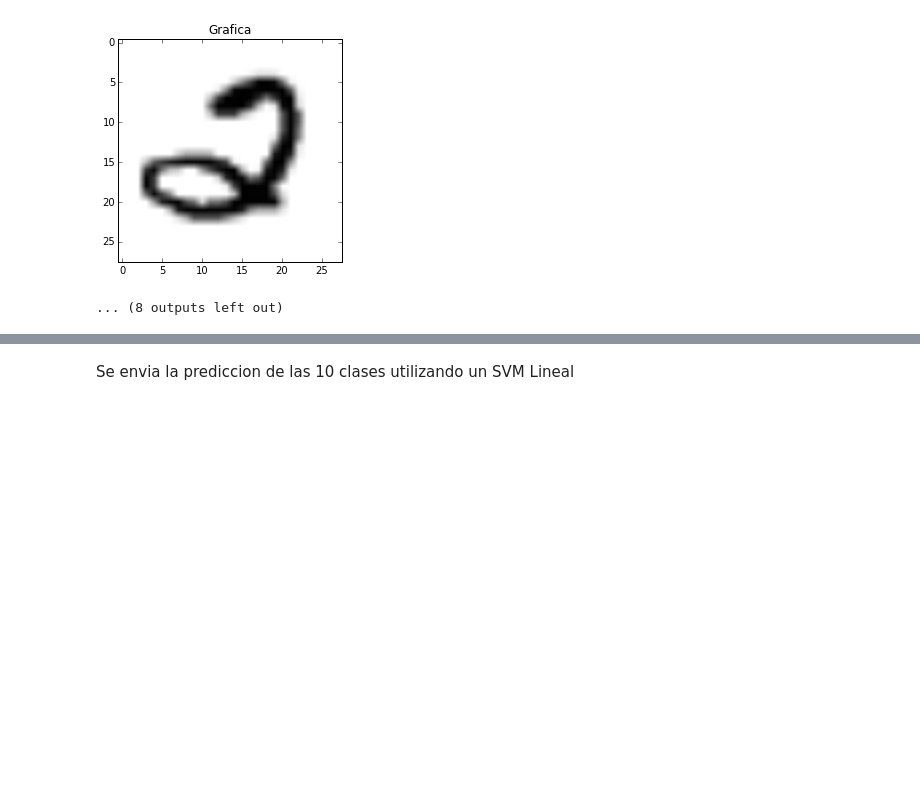
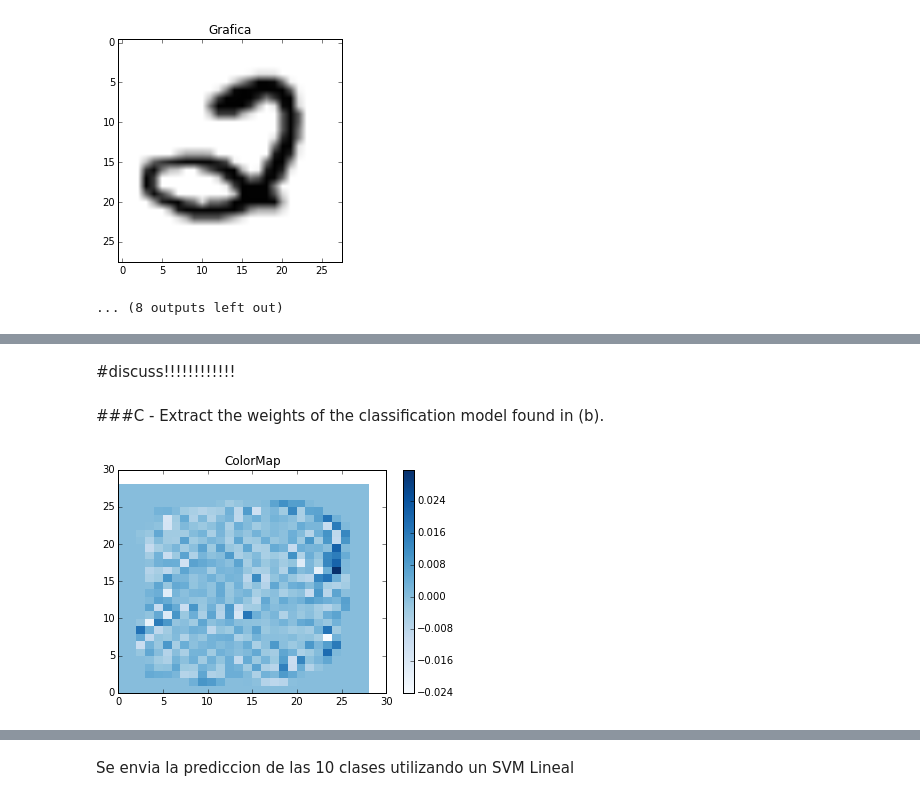
Before and after one commit to lin99/MachineLearning, a Jupyter notebook: Taller 3/ml-assign3-jfbaquerov-lfrosalesc.ipynb, the cells around one changed output, grey strips where cells are left out. Drawn from its saved outputs; the diff is of its cells as text; code cells hidden in the pictures; blank space fills up the shorter version.

```diff
--- a/Taller 3/ml-assign3-jfbaquerov-lfrosalesc.ipynb
+++ b/Taller 3/ml-assign3-jfbaquerov-lfrosalesc.ipynb
@@ -575,0 +590,5 @@ Missmatch 3  Correct 2
+# %%
+#Se eligen 2 clases y almancenan los datos en "nuevoConjunto"
+nuevoConjunto = claseImagenL[5]+claseImagenL[3]
+trainP3, testP3 = skl.cross_validation.train_test_split(nuevoConjunto, test_size=0.4)
+print "Tamano Train {0}, Tamano Test {1}".format( len(trainP3), len(testP3) )
@@ -575,0 +692,5 @@ Missmatch 3  Correct 2
+# %%
+best = np.argmin( sumError )
+display( Math(r'El mejor:'+str(best)) )
+display( Math(r'C: 2\^'+str(best-5) ) )
+display( Math(r'C:'+str(cs[best]) ) )
@@ -575,0 +701,16 @@ Missmatch 3  Correct 2
+# %% [markdown]
+#discuss!!!!!!!!!!!!
+# %% [markdown]
+###C - Extract the weights of the classification model found in (b).
+# %%
+clf = svm.LinearSVC( C=cs[best] )
+label, data = separarDatos( trainP3 )
+clf.fit(data, label)
+
+weights = clf.coef_.reshape( (28,28) )
+pl.title("ColorMap")
+pl.pcolor( weights[::-1], cmap='Blues', vmin=np.min(weights), vmax=np.max(weights) )
+pl.colorbar()
+pl.show()
+# %% [output]
+[figure, added]
```
Also changed, not shown: parts of 30 cells of this notebook.
